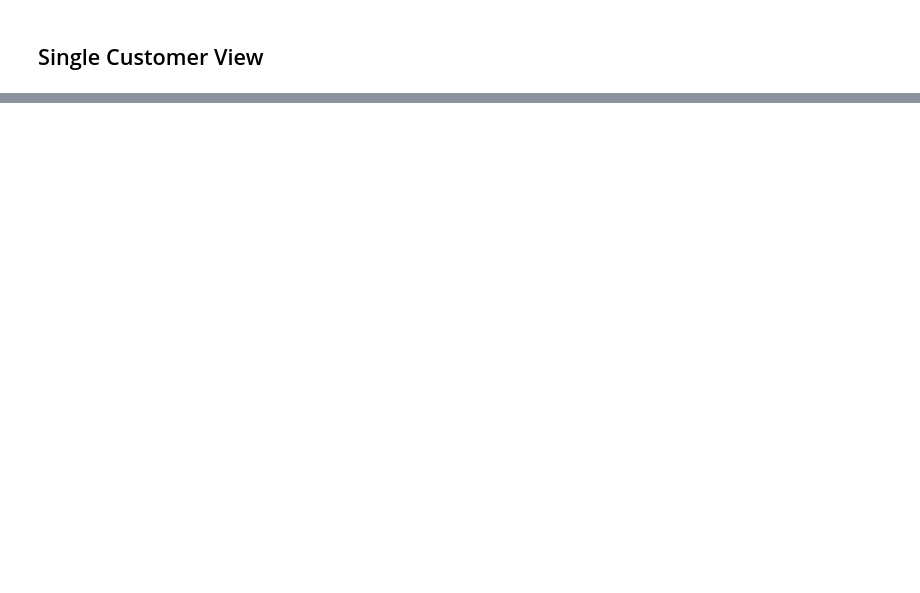
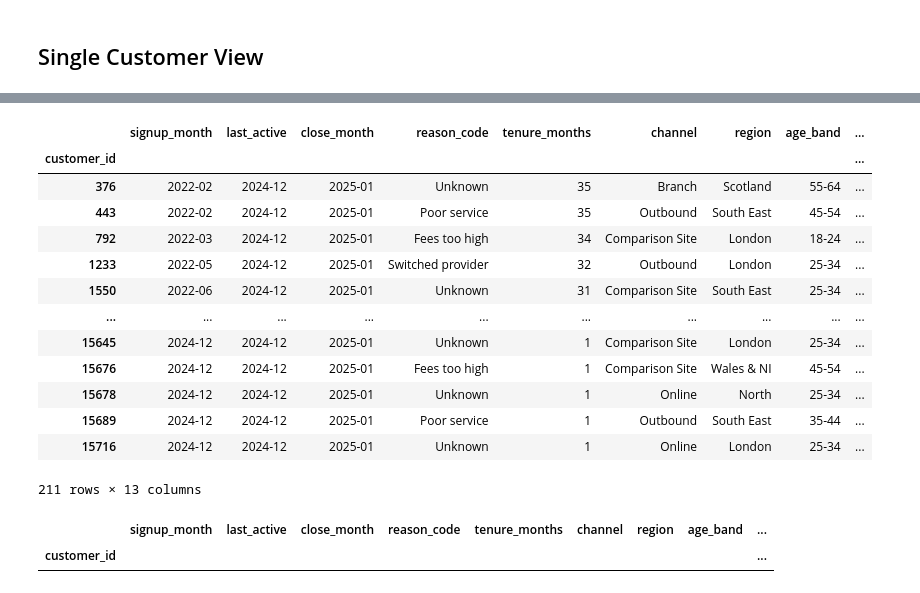
Before and after one commit to esmerowbotham-tech/Money-Craft-Project, a Jupyter notebook: money-craft.ipynb, the cells around one changed output, grey strips where cells are left out. Saved outputs shown, nothing was run; the diff lists cells and outputs as text; code cells hidden in the pictures; blank space fills up the shorter version.

```diff
--- a/money-craft.ipynb
+++ b/money-craft.ipynb
@@ -251,0 +313,37 @@ combined.head()
+# %%
+grouped = combined.groupby('customer_id')
+
+signup_month  = grouped['month'].min()        # their FIRST month
+last_active   = grouped['month'].max()        # their LAST month
+tenure_months = grouped['month'].count()      # how many months in total
+reason_code = grouped['reason_code'].first()  # reason for churning (if available). For customers that have not churned, will be NaN
+account_tier = grouped['account_tier'].last() # the account tier they ended with (if churned) / currently are using (if still active)
+region = grouped['region'].last()             # customers most recent region
+channel = grouped['acquisition_channel'].first()          # the channel the customer was first acquired through
+age_band = grouped['age_band'].last()         # the customers most recent age band
+promo = grouped['joined_on_promo'].first()              # whether the customer joined on a promotion
+close_month = grouped['close_month'].last()   # customer close month (if available)
+
+
+total_revenue = grouped['monthly_fee'].sum()  # total revenue the customer has brought in over their tenure
+max_fee = grouped['monthly_fee'].max()        # maximum fee paid during tenure
+# %%
+scv = pd.DataFrame({
+    'signup_month' : signup_month,
+    'last_active'  : last_active,
+    'close_month'  : close_month,
+    'reason_code'  : reason_code,
+    'tenure_months': tenure_months,
+    'channel'      : channel,
+    'region'       : region,
+    'age_band'     : age_band,
+    'promo'        : promo,
+    'account_tier' : account_tier,
+    'max_fee'      : max_fee,
+    'total_revenue': total_revenue
+})
+
+final_month = combined['month'].max()
+scv['churned'] = scv['last_active'] < final_month    # create a churned flag - any customer ids with last active months less than '2024-12' are assumed to have churned
+
+scv.head()
@@ -251,0 +358,18 @@ combined.head()
+# %%
+# there are some customers which are incorrectly flagged as having not churned when considering the additional closure data
+scv[(scv['churned'] == False) & ~(scv['close_month'].isnull())]
+# %% [output]
+|  | signup_month | last_active | close_month | reason_code | tenure_months | channel | region | age_band | ... |
+| customer_id |  |  |  |  |  |  |  |  | ... |
+| 376 | 2022-02 | 2024-12 | 2025-01 | Unknown | 35 | Branch | Scotland | 55-64 | ... |
+| 443 | 2022-02 | 2024-12 | 2025-01 | Poor service | 35 | Outbound | South East | 45-54 | ... |
+| 792 | 2022-03 | 2024-12 | 2025-01 | Fees too high | 34 | Comparison Site | London | 18-24 | ... |
+| 1233 | 2022-05 | 2024-12 | 2025-01 | Switched provider | 32 | Outbound | London | 25-34 | ... |
+| 1550 | 2022-06 | 2024-12 | 2025-01 | Unknown | 31 | Comparison Site | South East | 25-34 | ... |
+| ... | ... | ... | ... | ... | ... | ... | ... | ... | ... |
+| 15645 | 2024-12 | 2024-12 | 2025-01 | Unknown | 1 | Comparison Site | London | 25-34 | ... |
+| 15676 | 2024-12 | 2024-12 | 2025-01 | Fees too high | 1 | Comparison Site | Wales & NI | 45-54 | ... |
+| 15678 | 2024-12 | 2024-12 | 2025-01 | Unknown | 1 | Online | North | 25-34 | ... |
+| 15689 | 2024-12 | 2024-12 | 2025-01 | Poor service | 1 | Outbound | South East | 35-44 | ... |
+| 15716 | 2024-12 | 2024-12 | 2025-01 | Unknown | 1 | Online | London | 25-34 | ... |
+211 rows × 13 columns
@@ -251,0 +382,6 @@ combined.head()
+# %%
+# verify rows have been updated
+scv[(scv['churned'] == False) & ~(scv['close_month'].isnull())]
+# %% [output]
+|  | signup_month | last_active | close_month | reason_code | tenure_months | channel | region | age_band | ... |
+| customer_id |  |  |  |  |  |  |  |  | ... |
```
Also changed, not shown: parts of 9 cells of this notebook.
